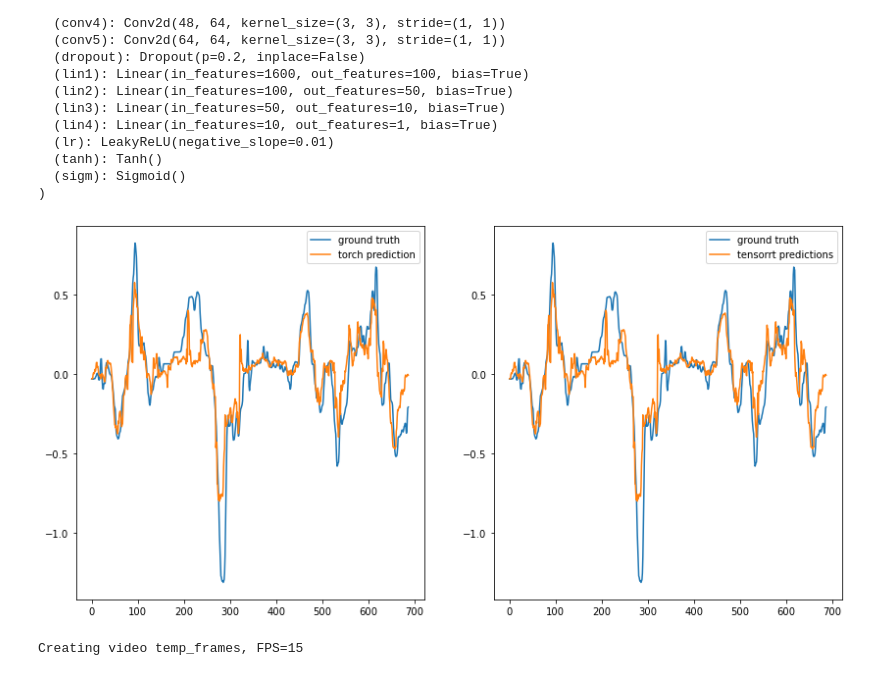
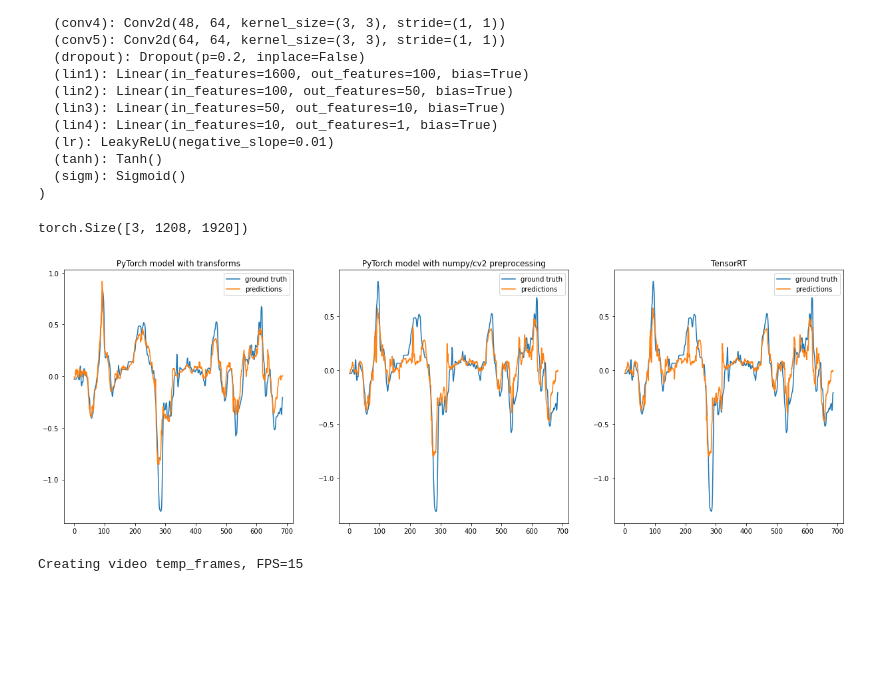
Before and after one commit to UT-ADL/e2e-rally-estonia, a Jupyter notebook: test_model.ipynb, the cells around one changed output. Cells and saved outputs as stored; diff of their text form; code cells hidden in the pictures; blank space fills up the shorter version.

Commit message:
Comparision of model performance with different data preprocessing mechanisms added.

```diff
--- a/test_model.ipynb
+++ b/test_model.ipynb
@@ -206,18 +206,33 @@ for path in tqdm(validset.image_paths):
     img_tensor = create_tensor(img)
     prediction = torch_model(img_tensor).squeeze(1)
     torch_predictions.append(prediction.item())
+# %%
+validset[0]["image"].shape
+# %% [output]
+torch.Size([3, 1208, 1920])
+# %%
+tr = transforms.Compose([NvidiaResizeAndCrop(), Normalize()])
+validset_tr = NvidiaDataset(valid_paths, tr)
+torch_transforms_predictions = trainer.predict(torch_model, validset_tr)
 # %%
-fig, (ax1, ax2) = plt.subplots(1, 2, figsize=(14, 7))
+fig, (ax1, ax2, ax3) = plt.subplots(1, 3, figsize=(21, 7))
 
 ax1.plot(validset.steering_angles)
-ax1.plot(torch_predictions)
-ax1.legend(["ground truth", "torch prediction"]);
+ax1.plot(torch_transforms_predictions)
+ax1.legend(["ground truth", "predictions"])
+ax1.set_title("PyTorch model with transforms")
 
 ax2.plot(validset.steering_angles)
-ax2.plot(tensorrt_predictions)
-ax2.legend(["ground truth", "tensorrt predictions"]);
+ax2.plot(torch_predictions)
+ax2.legend(["ground truth", "predictions"])
+ax2.set_title("PyTorch model with numpy/cv2 preprocessing")
+
+ax3.plot(validset.steering_angles)
+ax3.plot(tensorrt_predictions)
+ax3.legend(["ground truth", "predictions"])
+ax3.set_title("TensorRT");
 # %% [output]
-[figure, old version]
+[figure, new version]
 # %%
 import math
 import cv2
```
Also changed, not shown: 3 other files.
